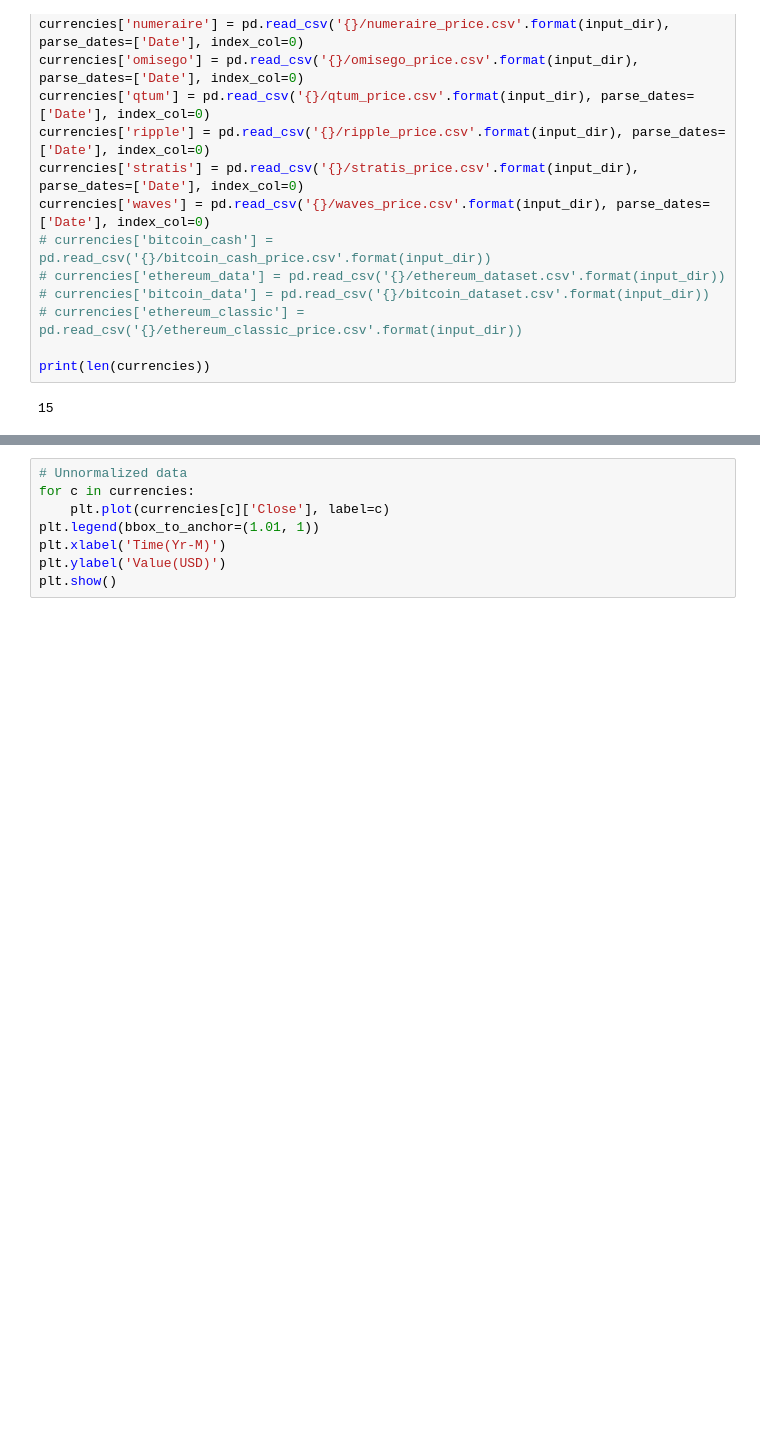
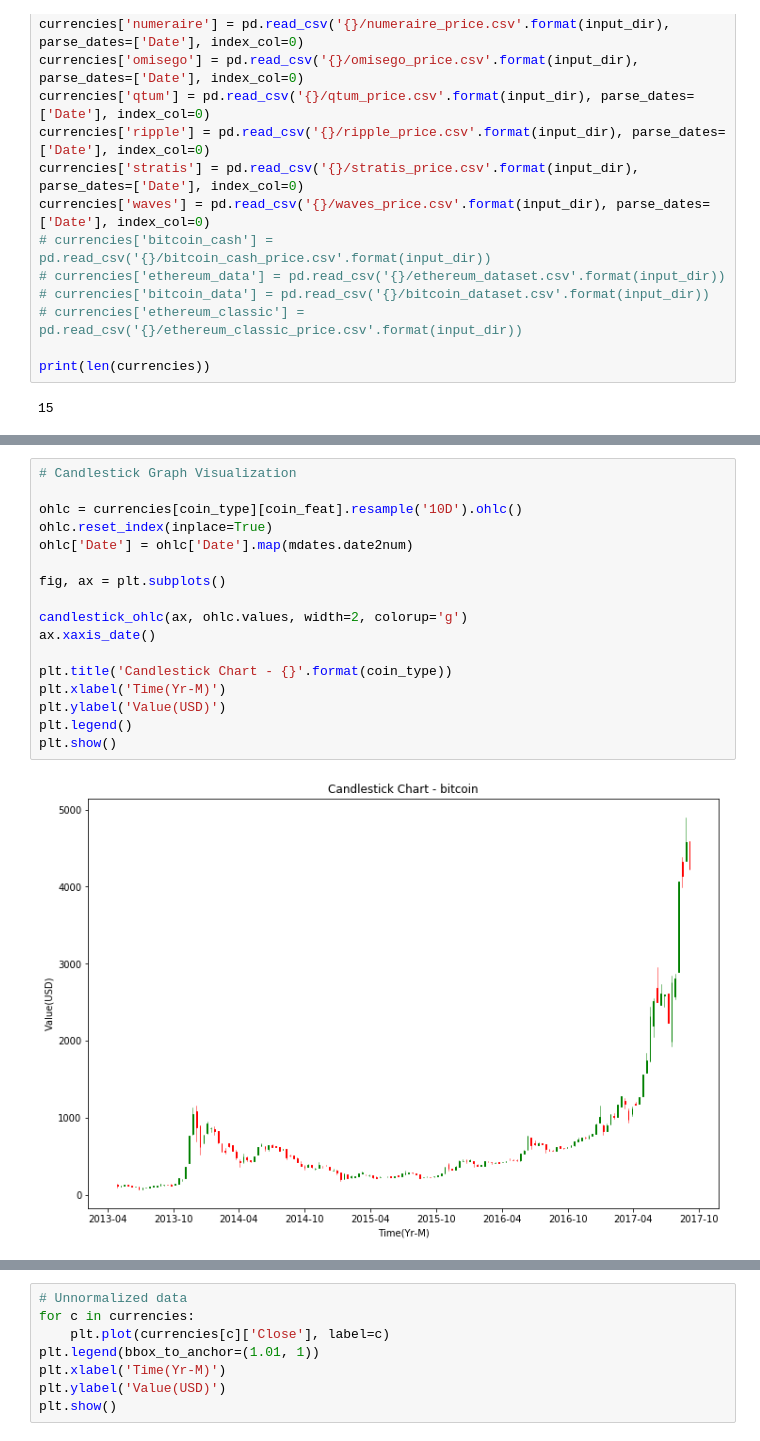
Before and after one commit to ninoxcello/mscs710-project, a Jupyter notebook: src/data_exploration.ipynb, the cells around one changed output, grey strips where cells are left out. Drawn from its saved outputs; the diff is of its cells as text; blank space fills up the shorter version.

```diff
--- a/src/data_exploration.ipynb
+++ b/src/data_exploration.ipynb
@@ -96,0 +152,19 @@ for feature in btc_ohlc:
+# %%
+# Candlestick Graph Visualization
+
+ohlc = currencies[coin_type][coin_feat].resample('10D').ohlc()
+ohlc.reset_index(inplace=True)
+ohlc['Date'] = ohlc['Date'].map(mdates.date2num)
+
+fig, ax = plt.subplots()
+
+candlestick_ohlc(ax, ohlc.values, width=2, colorup='g')
+ax.xaxis_date()
+
+plt.title('Candlestick Chart - {}'.format(coin_type))
+plt.xlabel('Time(Yr-M)')
+plt.ylabel('Value(USD)')
+plt.legend()
+plt.show()
+# %% [output]
+[figure, added]
```
Also changed, not shown: parts of 12 cells of this notebook, 30 other files.
